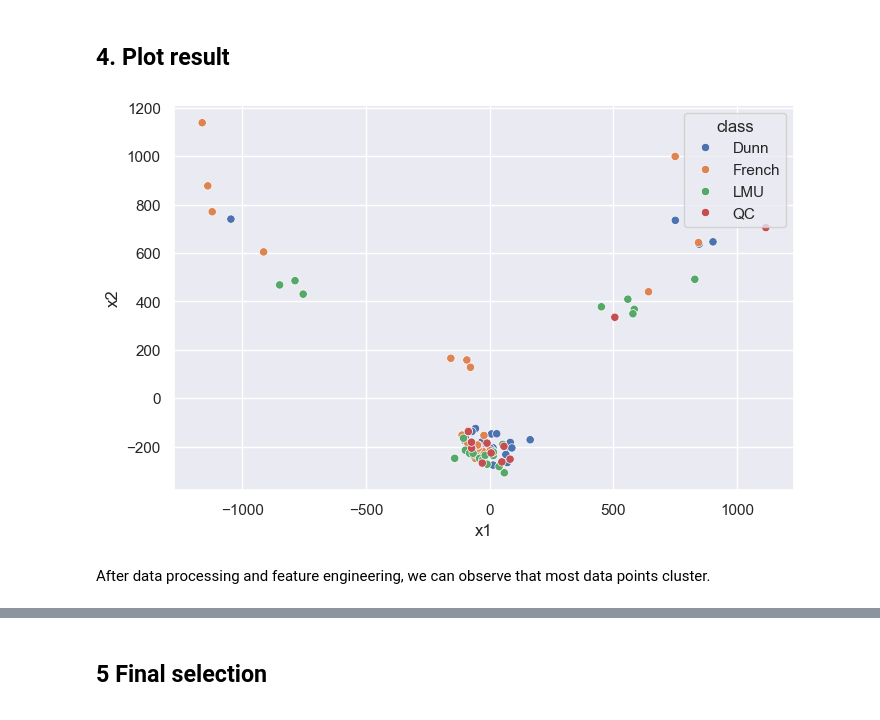
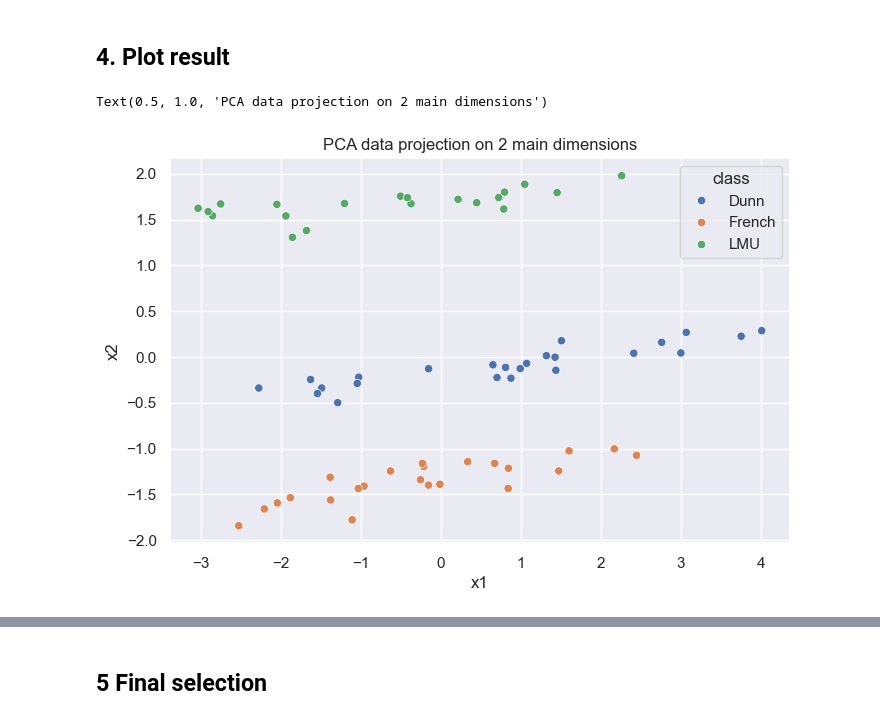
Before and after one commit to PhiCtl/glycan-biomarkers, a Jupyter notebook: src/data_processing/data_processing.ipynb, the cells around one changed output, grey strips where cells are left out. Drawn from its saved outputs; the diff is of its cells as text; code cells hidden in the pictures.

Commit message:
Changed data intensity scaling and added cluster plots

```diff
--- a/src/data_processing/data_processing.ipynb
+++ b/src/data_processing/data_processing.ipynb
@@ -54,9 +22,8 @@ df_data = pd.read_csv(os.path.join(DATA_PATH, 'internship_data_matrix.csv'))
 df_feature_meta = pd.read_csv(os.path.join(DATA_PATH, 'internship_feature_metadata.csv'))
 
 # Augment dataset with metadata
-df_acq['sub_batch'] = df_acq.apply(lambda x : subbatch(x), axis=1)
-df_data = df_data.merge(df_acq[['sample', 'class', 'order', 'batch', 'sub_batch']], on='sample')
-df_data = df_data.melt(id_vars=['sample', 'class', 'order', 'batch', 'sub_batch'],value_name='intensity', var_name='feature')
+df_data = df_data.merge(df_acq[['sample', 'class', 'order', 'batch']], on='sample')
+df_data = df_data.melt(id_vars=['sample', 'class', 'order', 'batch'],value_name='intensity', var_name='feature')
 df_data = df_data.merge(df_feature_meta[['feature', 'mz', 'rt']], on='feature')
 df_data['feature_number'] = df_data['feature'].apply(lambda s : int(s.split('-')[1]))
 
@@ -128,7 +95,7 @@ We consider that a feature is present in a sample if its intensity is above 400
 # %%
 df_data_process['detection'] = df_data_process['intensity'].apply(lambda x: x >= 400)
 df_detect = df_data_process.groupby('feature').agg({'detection':lambda x : x.sum() / x.size})
-detected_features = df_detect.loc[df_detect['detection'] < 0.7].index
+detected_features = df_detect.loc[df_detect['detection'] >= 0.7].index
 print(f"At this stage, {len(detected_features)} features were selected")
 df_data_process = df_data[df_data['feature'].isin(detected_features)]
 # %% [output]
@@ -196,21 +148,24 @@ df_data_corr['intensity'] = df_data_corr['intensity'] / df_data_corr['med_QC_int
+# %%
+df_data_process['log_intensity'] = df_data_process['intensity'].apply(lambda x : np.nan if x == 0.0 else np.log(x))
+df_data_process['log_intensity'] = df_data_process[['feature', 'log_intensity']].groupby('feature').transform(lambda x : x.fillna(x.median()))
+# %%
+df_data_process = df_data_process[df_data_process['class'].isin(['Dunn', 'French', 'LMU'])]
 # %% [markdown]
 ## 4. Plot result
 # %%
 from sklearn.decomposition import PCA
 
-df = df_data_process[['feature', 'intensity', 'sample', 'class']].groupby(['class','sample','feature']).first().unstack()
+df = df_data_process[['feature', 'log_intensity', 'sample', 'class']].groupby(['class','sample','feature']).first().unstack()
 pca_2d = PCA(n_components=2)
 X = df.to_numpy()
 X_new = pca_2d.fit_transform(X)
 
 sns.set(rc = {'figure.figsize':(8, 5)})
 df_plot = pd.DataFrame(X_new, columns=['x1', 'x2'])
 df_plot['class'] = [c for (c, i) in df.index]
 
 fig = sns.scatterplot(df_plot, x='x1', y='x2', hue='class')
-#fig.set_xlim((-5,5))
-#fig.set_ylim((-5,5))
+fig.set_title('PCA data projection on 2 main dimensions')
 # %% [output]
+Text(0.5, 1.0, 'PCA data projection on 2 main dimensions')
-[figure, old version]
+[figure, new version]
-# %% [markdown]
-After data processing and feature engineering, we can observe that most data points cluster.
```
Also changed, not shown: parts of 17 cells of this notebook, 1 other file.
